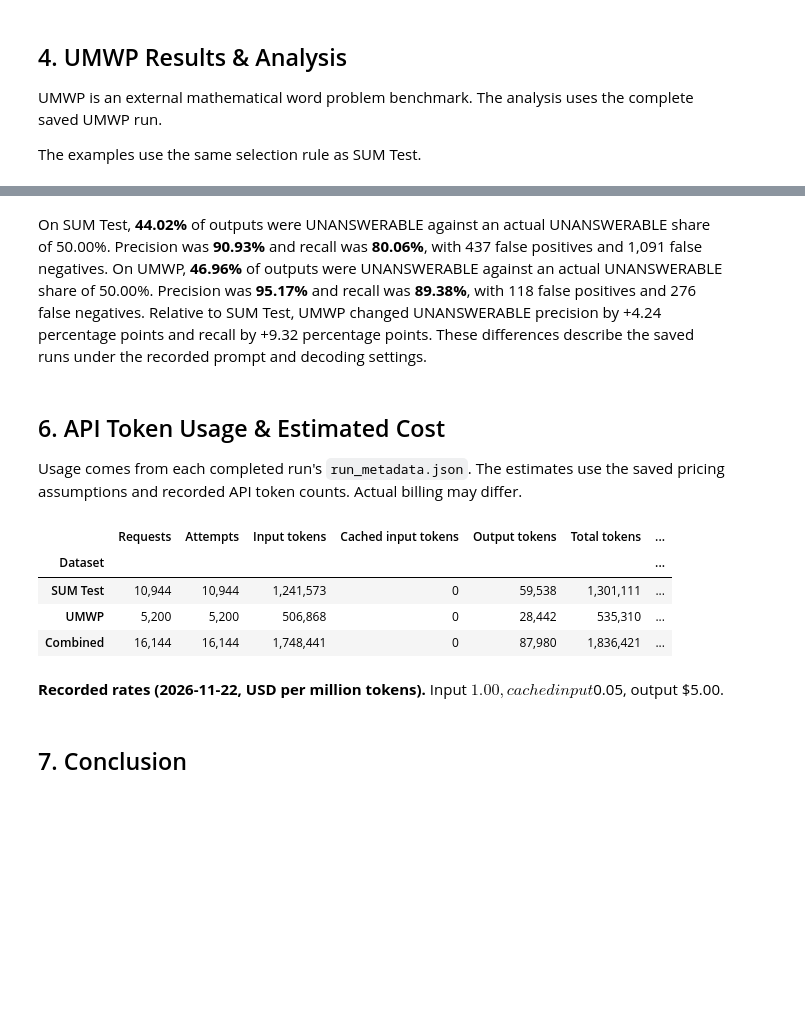
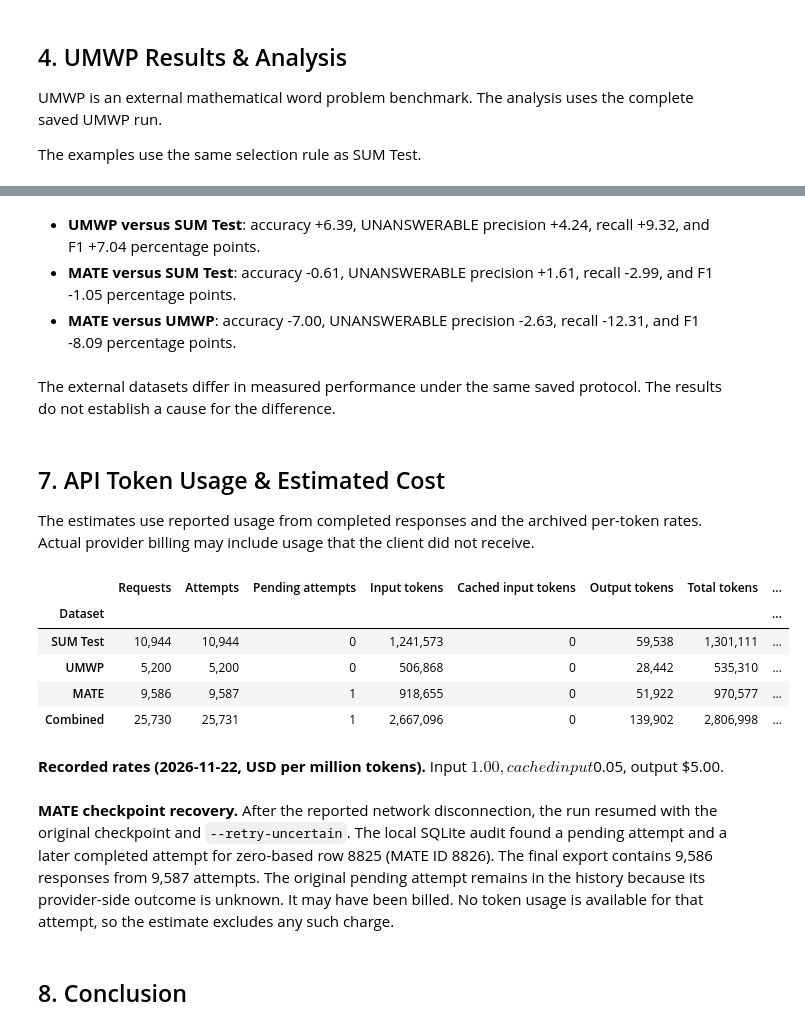
Before and after one commit to Janissary09/CDS1092_NLP_Project, a Jupyter notebook: notebooks/12_gpt_terra_evaluation_analysis.ipynb, the cells around one changed output, grey strips where cells are left out. Cells and saved outputs as stored; diff of their text form; code cells hidden in the pictures; blank space fills up the shorter version.

````diff
--- a/notebooks/12_gpt_terra_evaluation_analysis.ipynb
+++ b/notebooks/12_gpt_terra_evaluation_analysis.ipynb
@@ -122,7 +151,7 @@ shared_settings = (
     'model_id', 'endpoint', 'openai_sdk_version', 'parameters', 'prompt_version', 'prompt',
     'prompt_sha256', 'invalid_output_policy', 'prices_usd_per_million', 'pricing_verified_date',
 )
-if any(run[key] != umwp_metadata[key] for key in shared_settings):
+if any(run[key] != record[key] for record in (umwp_metadata, mate_metadata) for key in shared_settings):
     raise ValueError('Saved runs disagree on the shared API configuration.')
 
 parameters = run['parameters']
@@ -140,8 +169,8 @@ configuration = {
 display(pd.Series(configuration, name='Recorded setting').rename_axis('Setting').to_frame())
 display(Markdown('**Exact prompt**\n\n```text\n' + run['prompt'] + '\n```'))
 
-metadata = {'SUM Test': sum_metadata, 'UMWP': umwp_metadata}
-matrices = {'SUM Test': sum_matrix, 'UMWP': umwp_matrix}
+metadata = {'SUM Test': sum_metadata, 'UMWP': umwp_metadata, 'MATE': mate_metadata}
+matrices = {'SUM Test': sum_matrix, 'UMWP': umwp_matrix, 'MATE': mate_matrix}
 dataset_table = pd.DataFrame.from_dict({
     name: {
         'Examples': record['row_count'],
@@ -399,69 +458,79 @@ plt.close(fig)
 # %%
 observations = []
-for name, (metrics, matrix) in evaluations.items():
-    actual_share = matrix.loc['UNANSWERABLE'].sum() / matrix.values.sum()
-    predicted_share = prediction_shares.loc[name, 'UNANSWERABLE']
-    precision = metrics['precision_unanswerable']
-    recall = metrics['recall_unanswerable']
-    fp = matrix.loc['ANSWERABLE', 'UNANSWERABLE']
-    fn = matrix.loc['UNANSWERABLE', 'ANSWERABLE']
+for target, reference in [('UMWP', 'SUM Test'), ('MATE', 'SUM Test'), ('MATE', 'UMWP')]:
+    observed, baseline = evaluations[target][0], evaluations[reference][0]
+    gaps = {name: (observed[key] - baseline[key]) * 100 for name, key in METRICS.items()}
     observations.append(
-        f'On {name}, **{predicted_share:.2%}** of outputs were UNANSWERABLE '
-        f'against an actual UNANSWERABLE share of {actual_share:.2%}. '
-        f'Precision was **{precision:.2%}** and recall was **{recall:.2%}**, '
-        f'with {fp:,} false positives and {fn:,} false negatives.'
+        f"- **{target} versus {reference}**: accuracy {gaps['Accuracy']:+.2f}, "
+        f"UNANSWERABLE precision {gaps['Precision (UNANSWERABLE)']:+.2f}, recall "
+        f"{gaps['Recall (UNANSWERABLE)']:+.2f}, and F1 {gaps['F1 (UNANSWERABLE)']:+.2f} "
+        "percentage points."
     )
-precision_gap = (umwp_metrics['precision_unanswerable'] - sum_metrics['precision_unanswerable']) * 100
-recall_gap = (umwp_metrics['recall_unanswerable'] - sum_metrics['recall_unanswerable']) * 100
+display(Markdown("\n".join(observations)))
 display(Markdown(
-    ' '.join(observations) + ' Relative to SUM Test, UMWP changed UNANSWERABLE '
-    f'precision by {precision_gap:+.2f} percentage points and recall by '
-    f'{recall_gap:+.2f} percentage points. '
-    'These differences describe the saved runs under the recorded prompt and decoding settings.'
+    "The external datasets differ in measured performance under the same saved protocol. "
+    "The results do not establish a cause for the difference."
 ))
 # %% [output]
-On SUM Test, **44.02%** of outputs were UNANSWERABLE against an actual UNANSWERABLE share of 50.00%. Precision was **90.93%** and recall was **80.06%**, with 437 false positives and 1,091 false negatives. On UMWP, **46.96%** of outputs were UNANSWERABLE against an actual UNANSWERABLE share of 50.00%. Precision was **95.17%** and recall was **89.38%**, with 118 false positives and 276 false negatives. Relative to SUM Test, UMWP changed UNANSWERABLE precision by +4.24 percentage points and recall by +9.32 percentage points. These differences describe the saved runs under the recorded prompt and decoding settings.
+- **UMWP versus SUM Test**: accuracy +6.39, UNANSWERABLE precision +4.24, recall +9.32, and F1 +7.04 percentage points.
+- **MATE versus SUM Test**: accuracy -0.61, UNANSWERABLE precision +1.61, recall -2.99, and F1 -1.05 percentage points.
+- **MATE versus UMWP**: accuracy -7.00, UNANSWERABLE precision -2.63, recall -12.31, and F1 -8.09 percentage points.
+The external datasets differ in measured performance under the same saved protocol. The results do not establish a cause for the difference.
 # %% [markdown]
-## 6. API Token Usage & Estimated Cost
+## 7. API Token Usage & Estimated Cost
 
-Usage comes from each completed run's `run_metadata.json`. The estimates use the saved pricing assumptions and recorded API token counts. Actual billing may differ.
+The estimates use reported usage from completed responses and the archived per-token rates. Actual provider billing may include usage that the client did not receive.
 # %%
 usage = pd.DataFrame.from_dict({
     name: {
         'Requests': record['usage']['completed_requests'],
         'Attempts': record['usage']['request_attempts'],
+        'Pending attempts': record['usage']['attempts_by_state'].get('pending', 0),
         'Input tokens': record['usage']['input_tokens'],
         'Cached input tokens': record['usage']['cached_input_tokens'],
         'Output tokens': record['usage']['output_tokens'],
         'Total tokens': record['usage']['total_tokens'],
         'Responses missing usage': record['usage']['responses_without_usage'],
         'Estimated cost (USD)': record['usage']['estimated_cost_usd'],
     }
     for name, record in metadata.items()
 }, orient='index').rename_axis('Dataset')
 
 combined = usage.sum(axis=0, skipna=False)
 summary = pd.concat([usage, combined.to_frame().T.rename(index={0: 'Combined'})]).rename_axis('Dataset')
 summary['Estimated cost (USD)'] = summary['Estimated cost (USD)'].map(
     lambda cost: f'${cost:.6f}' if pd.notna(cost) else 'Unavailable',
 )
 for column in summary.columns.drop('Estimated cost (USD)'):
     summary[column] = summary[column].map('{:,.0f}'.format)
 display(summary)
 
 prices = run['prices_usd_per_million']
 display(Markdown(
     f'**Recorded rates ({run["pricing_verified_date"]}, USD per million tokens).** '
     f'Input ${prices["input"]:.2f}, cached input ${prices["cached_input"]:.2f}, '
     f'output ${prices["output"]:.2f}.'
 ))
+
+mate_usage = mate_metadata['usage']
+display(Markdown(
+    f"**MATE checkpoint recovery.** After the reported network disconnection, the run resumed "
+    f"with the original checkpoint and `--retry-uncertain`. The local SQLite audit found a "
+    f"pending attempt and a later completed attempt for zero-based row 8825 (MATE ID 8826). "
+    f"The final export contains {mate_usage['completed_requests']:,} responses from "
+    f"{mate_usage['request_attempts']:,} attempts. The original pending attempt remains in the "
+    "history because its provider-side outcome is unknown. It may have been billed. No token "
+    "usage is available for that attempt, so the estimate excludes any such charge."
+))
 # %% [output]
-|  | Requests | Attempts | Input tokens | Cached input tokens | Output tokens | Total tokens | ... |
-| Dataset |  |  |  |  |  |  | ... |
-| SUM Test | 10,944 | 10,944 | 1,241,573 | 0 | 59,538 | 1,301,111 | ... |
-| UMWP | 5,200 | 5,200 | 506,868 | 0 | 28,442 | 535,310 | ... |
-| Combined | 16,144 | 16,144 | 1,748,441 | 0 | 87,980 | 1,836,421 | ... |
+|  | Requests | Attempts | Pending attempts | Input tokens | Cached input tokens | Output tokens | Total tokens | ... |
+| Dataset |  |  |  |  |  |  |  | ... |
+| SUM Test | 10,944 | 10,944 | 0 | 1,241,573 | 0 | 59,538 | 1,301,111 | ... |
+| UMWP | 5,200 | 5,200 | 0 | 506,868 | 0 | 28,442 | 535,310 | ... |
+| MATE | 9,586 | 9,587 | 1 | 918,655 | 0 | 51,922 | 970,577 | ... |
+| Combined | 25,730 | 25,731 | 1 | 2,667,096 | 0 | 139,902 | 2,806,998 | ... |
 **Recorded rates (2026-11-22, USD per million tokens).** Input $1.00, cached input $0.05, output $5.00.
+**MATE checkpoint recovery.** After the reported network disconnection, the run resumed with the original checkpoint and `--retry-uncertain`. The local SQLite audit found a pending attempt and a later completed attempt for zero-based row 8825 (MATE ID 8826). The final export contains 9,586 responses from 9,587 attempts. The original pending attempt remains in the history because its provider-side outcome is unknown. It may have been billed. No token usage is available for that attempt, so the estimate excludes any such charge.
 # %% [markdown]
-## 7. Conclusion
+## 8. Conclusion
 # %%
````
Also changed, not shown: parts of 11 cells of this notebook, 5 other files.
